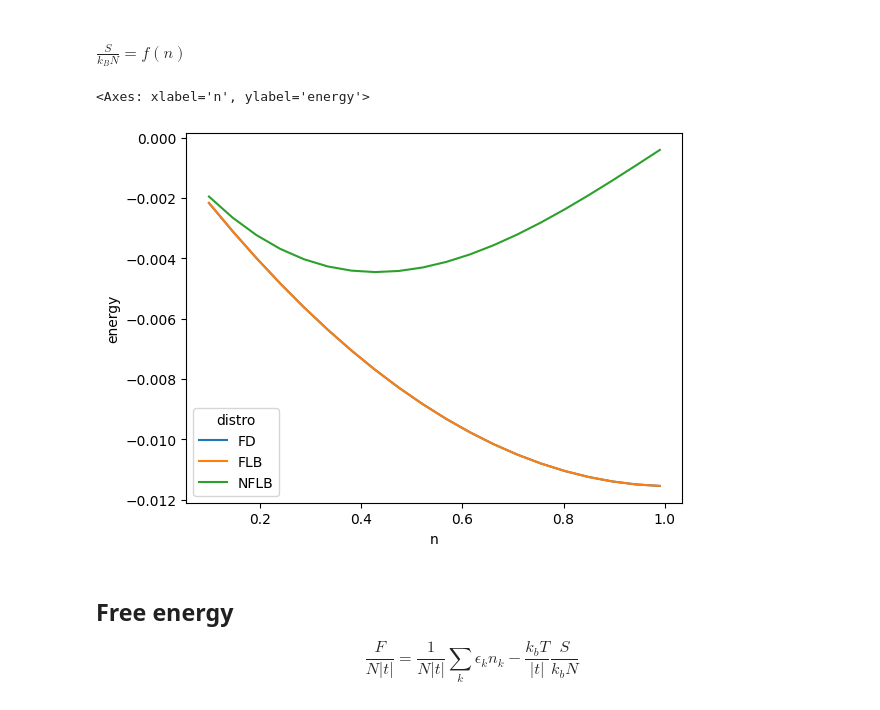
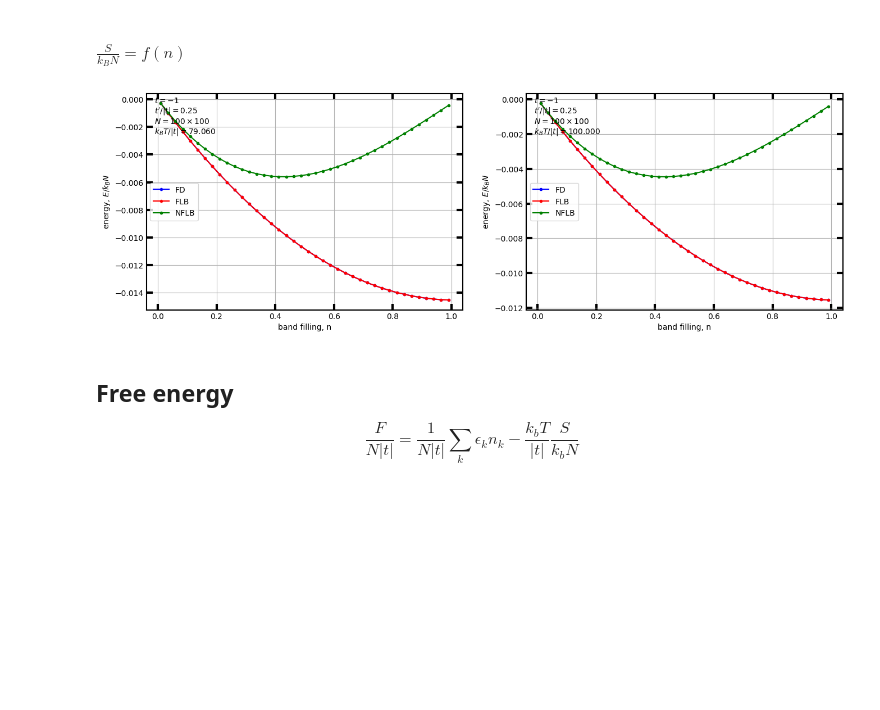
Before and after one commit to Mateuszzx/quantum-statistics-solver, a Jupyter notebook: notebooks/04_energy.ipynb, the cells around one changed output. Cells and saved outputs as stored; diff of their text form; code cells hidden in the pictures; blank space fills up the shorter version.

Commit message:
notebooks and readme update

```diff
--- a/notebooks/04_energy.ipynb
+++ b/notebooks/04_energy.ipynb
@@ -14,2 +12,0 @@ from qss.distributions import prepare_2D_lattice_data, DistType
-# %%
-mu_df = pd.read_csv("chemical_potential_results.csv")
@@ -57,0 +27,23 @@ energy_df
+# %%
+mu = Path("chemical_potential_results.csv")
+if  mu.exists():
+    mu_df = pd.read_csv(mu)
+    n = np.unique(mu_df["n"])
+    distro = np.unique(mu_df["distro"])
+    k_BT = np.unique(mu_df["k_BT"])
+    beta = 1/k_BT
+    H_a = np.unique(mu_df["H_a"])
+
+    if not "entropy"  in mu_df.columns:
+        raise("Lack of the calculated chemical potential! Please run notebook number 2")
+
+    if "energy" in mu_df.columns:
+        energy_df = mu_df.set_index(["distro", "n", "k_BT", "H_a"])
+    else:
+        mu_df = mu_df.set_index(["distro", "n", "k_BT", "H_a"])
+        energy_df = energy(mu_df, e_k)
+        energy_df.to_csv("chemical_potential_results.csv")
+
+else:
+    raise("Lack of the calculated chemical potential! Please run notebook number 2")
+energy_df
@@ -59,13 +66,26 @@ energy_df
 # Energy
 # %% [markdown]
 #### $\frac{S} {k_B N} = f(n)$
-# %%
-data = energy_df.loc[(distro, n, k_BT[-1], H_a[0]), :]
-fig,ax = plt.subplots()
-sns.lineplot(data= data, x="n", y="energy", hue="distro", markers=True, ax=ax)
-# %% [output]
-<Axes: xlabel='n', ylabel='energy'>
-[figure, removed]
+# %%
+H_a_plot = H_a[0]
+beta_plot = 1/k_BT[-2:]
+
+# Plotimport scientific_plot as sp
+sp.plot_result_n(
+    results=energy_df,
+    n=n,
+    betas=beta_plot,
+    y_label=r"energy, $E / k_B N$",
+    distros=[DistType.FD, DistType.FLB, DistType.NFLB],
+    H_a=H_a_plot,
+    y_col="energy",  # Specify the column to plot
+    legend_position="center left",
+    figsize=(8, 5),
+    cols=2 # Adjust columns for layout
+)
+plt.show()
+# %% [output]
+[figure, added]
 # %% [markdown]
 ## Free energy
 
```
Also changed, not shown: parts of 8 cells of this notebook, 6 other files.
